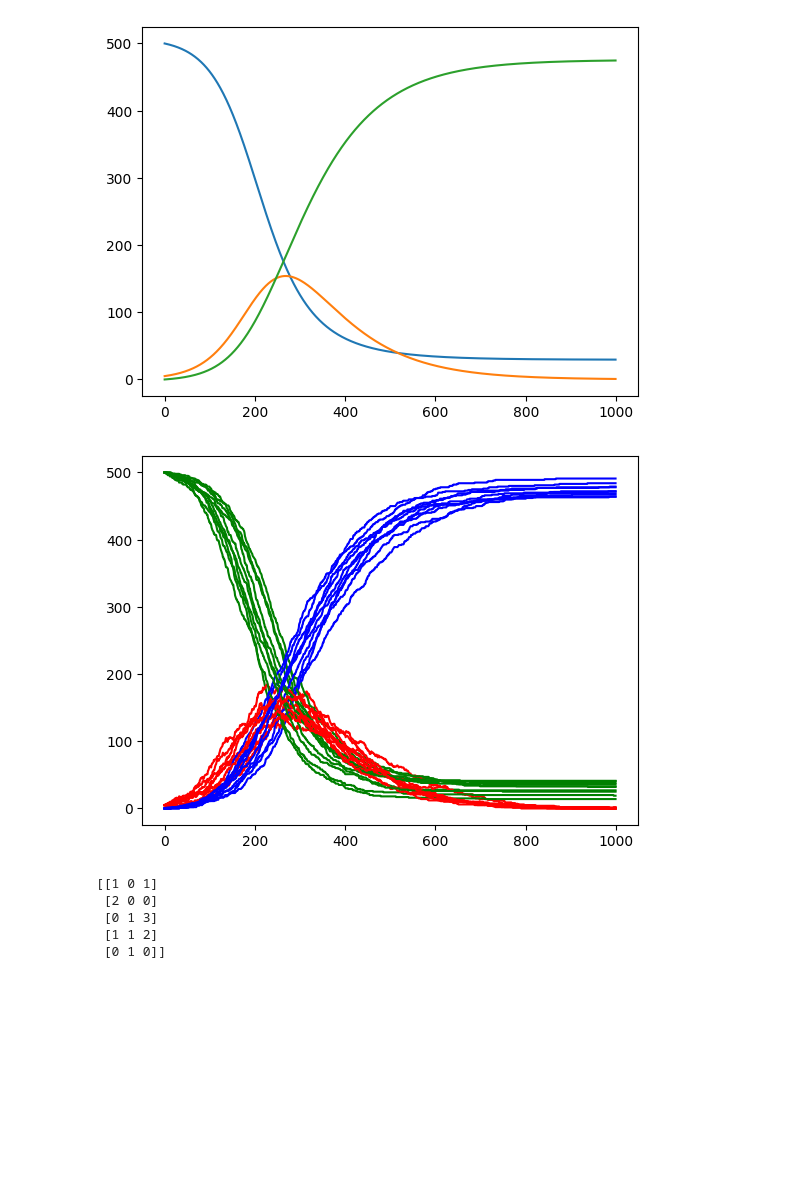
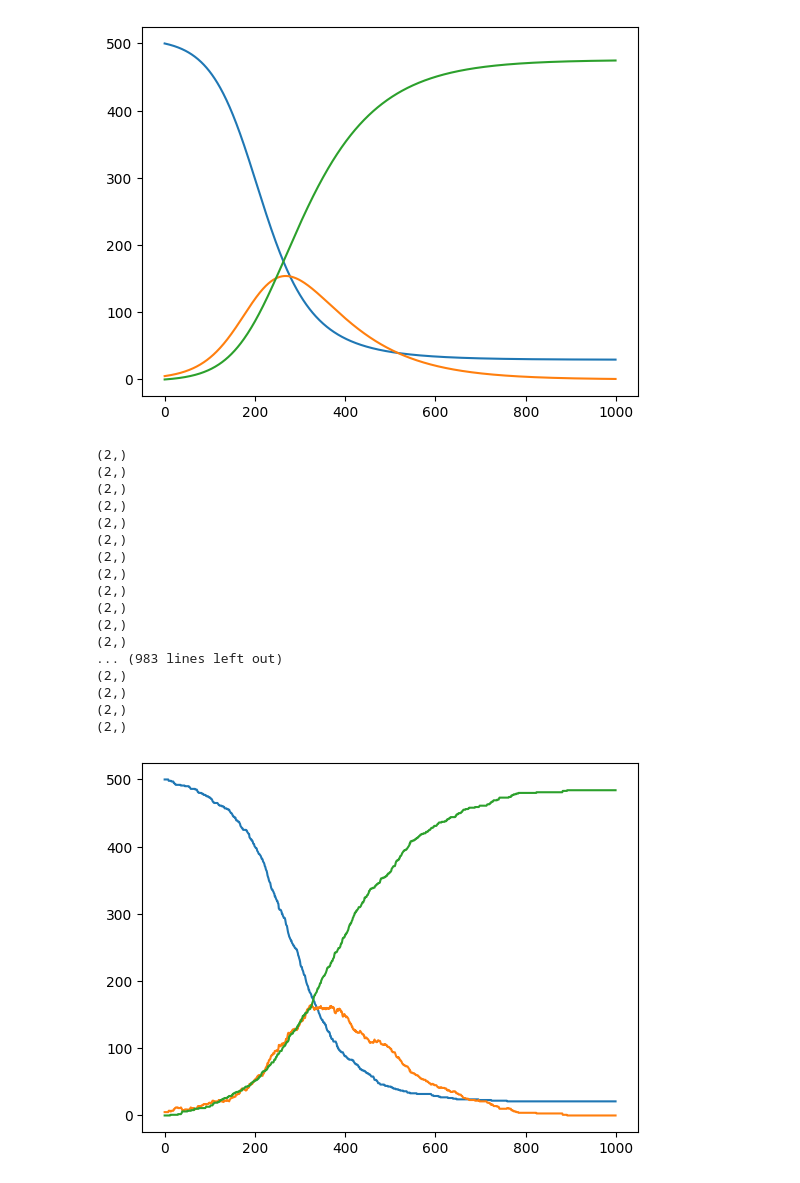
Before and after one commit to NAU-CCL/SPHERE, a Jupyter notebook: docs/solvers-2024-06-21.ipynb, the cells around one changed output. Drawn from its saved outputs; the diff is of its cells as text; code cells hidden in the pictures; blank space fills up the shorter version.

```diff
--- a/docs/solvers-2024-06-21.ipynb
+++ b/docs/solvers-2024-06-21.ipynb
@@ -45,40 +49,49 @@ def events(x_t,t):
 
     return jnp.array([(0.3 * S * I)/N , 0.1 * I])
 
-args = {'rates':events, 'transitions': lambda : [[(0,'-')],[(0,'+'),(1,'-')],[(1,'+')]]}
-
-
+args = {'rates':events, 'transitions': lambda : [(0,0,'-'),(1,0,'+'),(1,1,'-'),(2,1,'+')]}
 
 num_steps = 100 * int(1/0.1)
 
 
-for key in np.arange(10):
 
-    key = PRNGKey(5)
-    solver = TauLeapSolver(tau = 0.1,prng_key = key, args = args)
+key = PRNGKey(5)
+solver = TauLeapSolver(tau = 0.1,prng_key = key, args = args)
+
+x_t = jnp.ones((3,num_steps))
+
+x_t = x_t.at[:,0].set(jnp.array([500,5,0]))
 
 
-    x_t = jnp.ones((3,num_steps))
-
-    x_t = x_t.at[:,0].set(jnp.array([500,5,0]))
-
+def run(num_steps,x_t,key):
     for t in range(1,num_steps):
+        key,subkey = jax.random.split(key)
+        solver.prng_key = subkey
         x_t = x_t.at[:,t].set(solver.solve(x_t[:,t-1],t))
 
-    colors = ['green','red','blue']
-    for compartment in range(3):
-        plt.plot(x_t[compartment,:],color = colors[compartment])
-plt.show()
+    return x_t
+
+x_t = run(num_steps,x_t,key)
 # %% [output]
-[figure, removed]
+(2,)
+(2,)
+(2,)
+(2,)
+(2,)
+(2,)
+(2,)
+(2,)
+(2,)
+(2,)
+(2,)
+(2,)
+... (983 lines left out)
+(2,)
+(2,)
+(2,)
+(2,)
-# %%
-key =  PRNGKey(seed = 5)
-vals = jax.random.poisson(key = key, lam = jnp.array([1.1,0.5,2]), shape = (5,3))
-
-print(vals)
-# %% [output]
-[[1 0 1]
- [2 0 0]
- [0 1 3]
- [1 1 2]
- [0 1 0]]
+# %%
+for compartment in range(3):
+    plt.plot(x_t[compartment,:])
+# %% [output]
+[figure, added]
```
Also changed, not shown: parts of 7 cells of this notebook, 6 other files.
